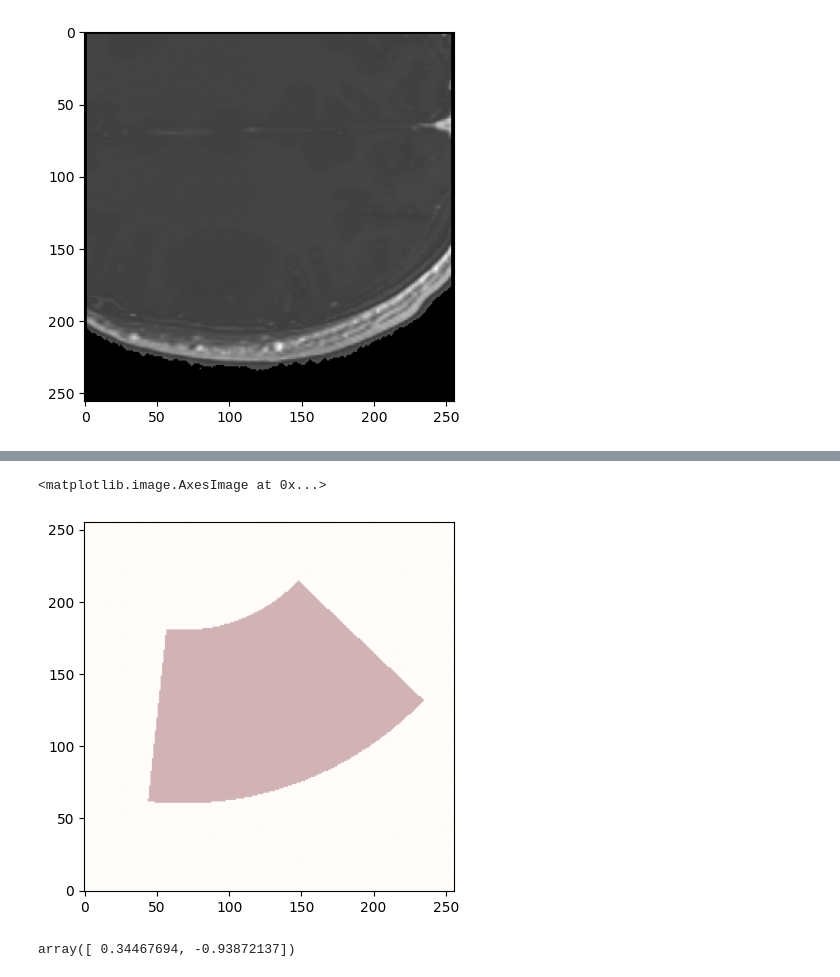
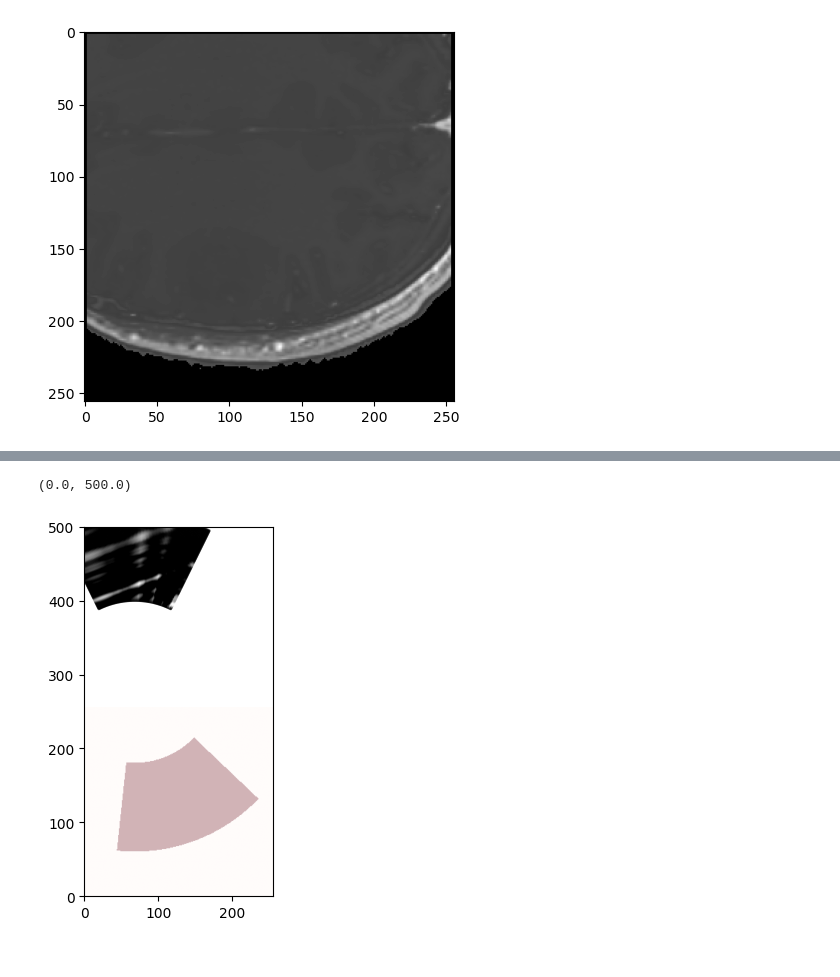
Before and after one commit to gduguey/DiffUS, a Jupyter notebook: notebooks/[DEMO] Train MRI to Impedance MLP.ipynb, the cells around one changed output, grey strips where cells are left out. Drawn from its saved outputs; the diff is of its cells as text; code cells hidden in the pictures.

```diff
--- a/notebooks/[DEMO] Train MRI to Impedance MLP.ipynb
+++ b/notebooks/[DEMO] Train MRI to Impedance MLP.ipynb
@@ -550,14 +581,11 @@ IndentationError: expected an indented block after function definition on line 8
 # %%
 x,z, intensities = out_2
 # transpose to apex
 x = x - 128 + apex_mri_world[0] # should check if 128 is the right value - should be since images are 256x256
 z = z + apex_mri_world[1]
 plt.scatter(x,z, c=intensities, s=1, cmap='gray', alpha=0.5)
 plt.imshow(mask_segment_mri, alpha=0.3, origin='lower', cmap='Reds')
+plt.ylim(0, 500) # WRONG ROTQTION!!!
 # %% [output]
-<matplotlib.image.AxesImage at 0x...>
+(0.0, 500.0)
-[figure, old version]
+[figure, new version]
-# %%
-cone_params['direction_vector']
-# %% [output]
-array([ 0.34467694, -0.93872137])
```
Also changed, not shown: parts of 14 cells of this notebook, 1 other file.
